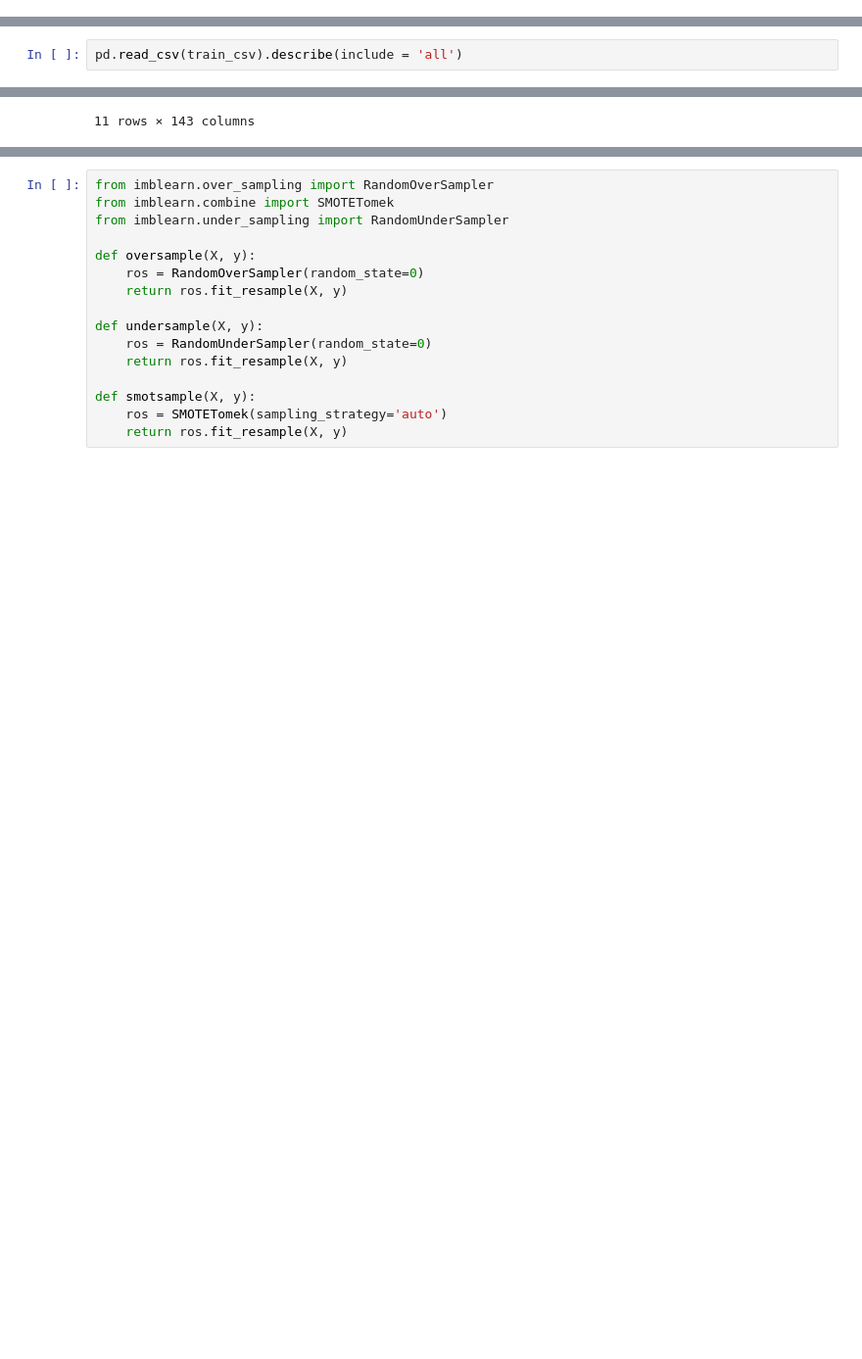
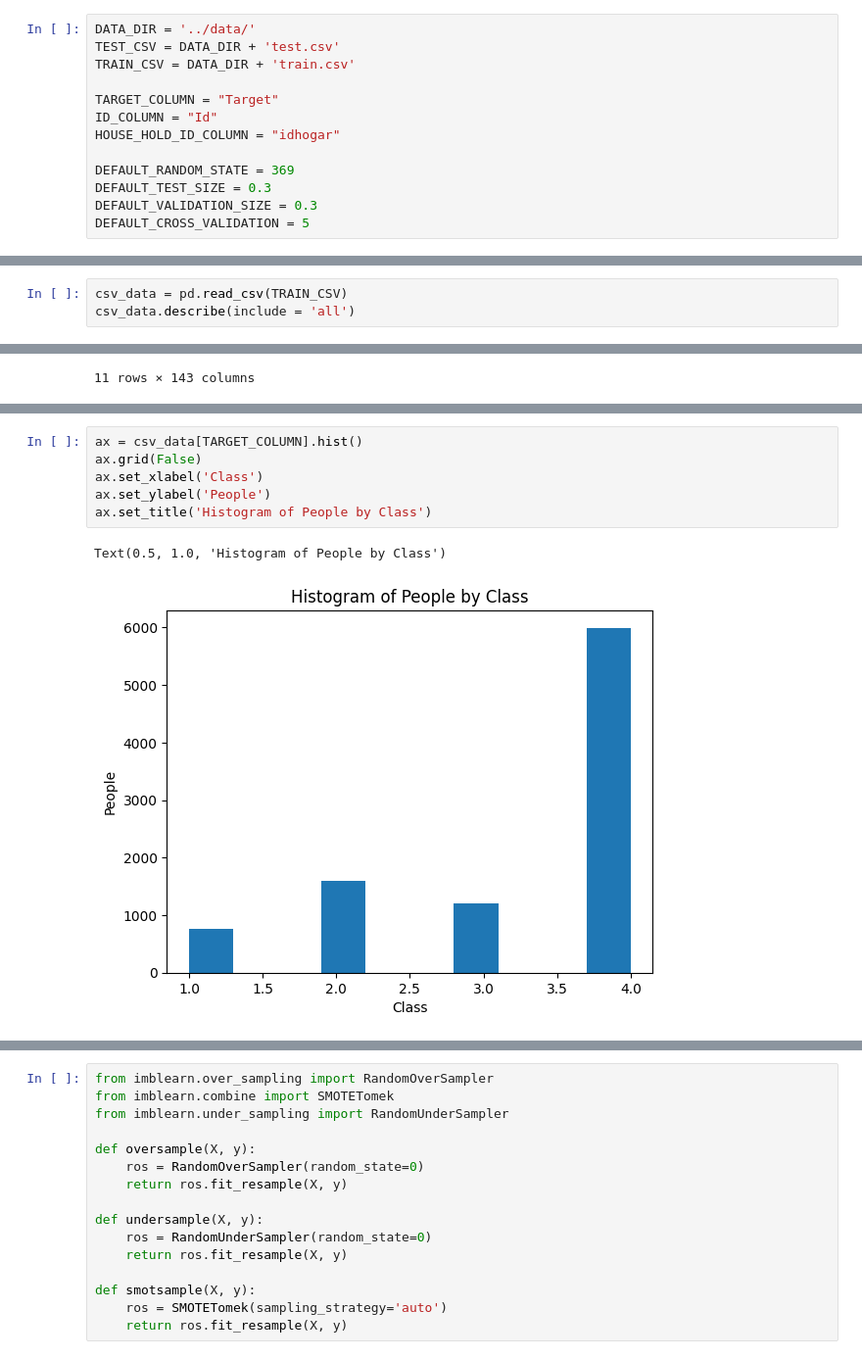
Before and after one commit to uku20/mlp, a Jupyter notebook: notebooks/ensemble.ipynb, the cells around one changed output, grey strips where cells are left out. Shown: that part at 98% size. Drawn from its saved outputs; the diff is of its cells as text; blank space fills up the shorter version.

```diff
--- a/notebooks/ensemble.ipynb
+++ b/notebooks/ensemble.ipynb
@@ -32,0 +28,13 @@ prediction_column = "Target"
+# %%
+DATA_DIR = '../data/'
+TEST_CSV = DATA_DIR + 'test.csv'
+TRAIN_CSV = DATA_DIR + 'train.csv'
+
+TARGET_COLUMN = "Target"
+ID_COLUMN = "Id"
+HOUSE_HOLD_ID_COLUMN = "idhogar"
+
+DEFAULT_RANDOM_STATE = 369
+DEFAULT_TEST_SIZE = 0.3
+DEFAULT_VALIDATION_SIZE = 0.3
+DEFAULT_CROSS_VALIDATION = 5
@@ -84,5 +109,6 @@ data.describe(include = 'all')
 # %%
-pd.read_csv(train_csv).describe(include = 'all')
+csv_data = pd.read_csv(TRAIN_CSV)
+csv_data.describe(include = 'all')
 # %% [output]
 |  | Id | v2a1 | hacdor | rooms | hacapo | v14a | refrig | v18q | v18q1 | r4h1 | ... | ... |
 | count | 9557 | 2.697000e+03 | 9557.000000 | 9557.000000 | 9557.000000 | 9557.000000 | 9557.000000 | 9557.000000 | 2215.000000 | 9557.000000 | ... | ... |
@@ -99,0 +140,9 @@ pd.read_csv(train_csv).describe(include = 'all')
+# %%
+ax = csv_data[TARGET_COLUMN].hist()
+ax.grid(False)
+ax.set_xlabel('Class')
+ax.set_ylabel('People')
+ax.set_title('Histogram of People by Class')
+# %% [output]
+Text(0.5, 1.0, 'Histogram of People by Class')
+[figure, added]
```
Also changed, not shown: parts of 70 cells of this notebook, 3 other files.
